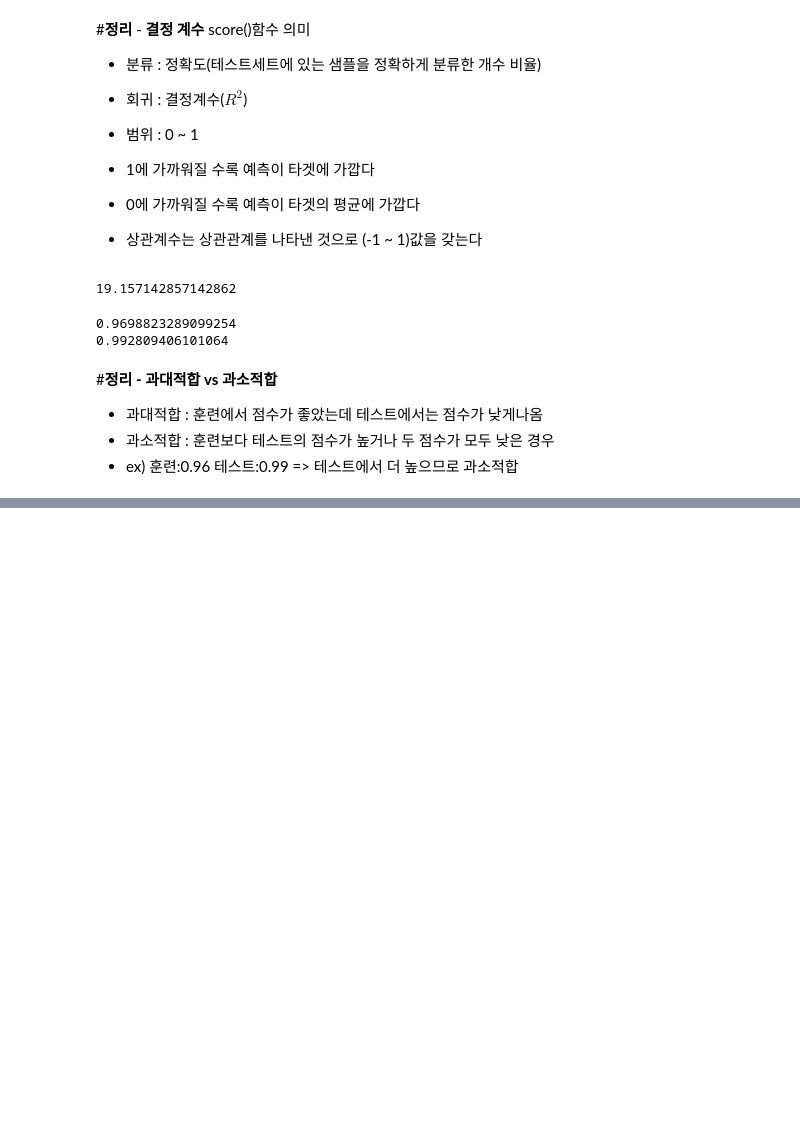
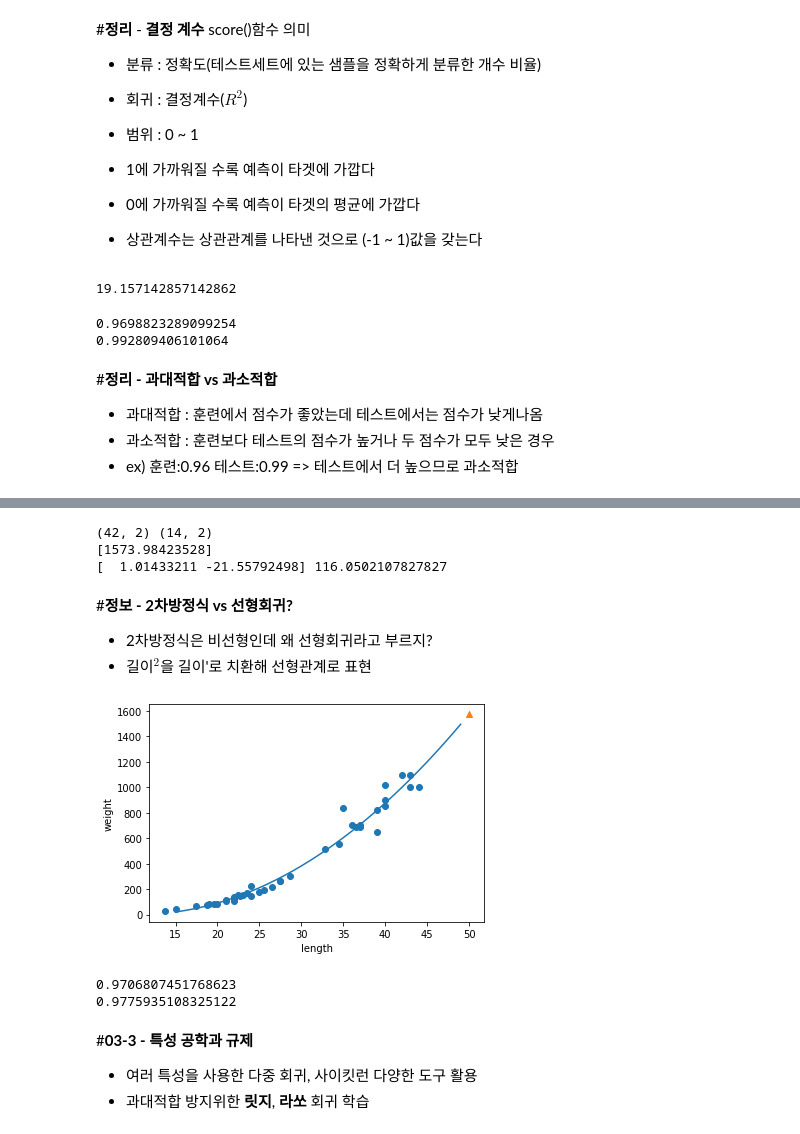
Before and after one commit to yooseungjun/ML, a Jupyter notebook: 3장_회귀_알고리즘과_모델_규제.ipynb, the cells around one changed output, grey strips where cells are left out. Saved outputs shown, nothing was run; the diff lists cells and outputs as text; code cells hidden in the pictures; blank space fills up the shorter version.

```diff
--- a/3장_회귀_알고리즘과_모델_규제.ipynb
+++ b/3장_회귀_알고리즘과_모델_규제.ipynb
@@ -116,0 +264,43 @@ knr.score(test_input,test_target)
+# %%
+train_poly = np.column_stack( (train_input**2,train_input) )
+test_poly = np.column_stack( (test_input**2, test_input) )
+
+print(train_poly.shape, test_poly.shape) #(42,2) (14,2) - 열이 2개로 늘어남( 제곱, 제곱안한거 )
+lr = LinearRegression()
+lr.fit(train_poly, train_target)
+
+print(lr.predict([[50**2,50]])) #50cm인 농어에 대해 예측해 보자 - 2차식이니까 넣을때 2500,50으로 예측 시도
+print(lr.coef_,lr.intercept_) #[1.01 -21.55] 116.0  ==> [2차계수 1차계수] 절편
+# %% [output]
+(42, 2) (14, 2)
+[1573.98423528]
+[  1.01433211 -21.55792498] 116.0502107827827
+# %% [markdown]
+#**정보 - 2차방정식 vs 선형회귀?**
+ - 2차방정식은 비선형인데 왜 선형회귀라고 부르지?
+ - 길이$^2$을 길이'로 치환해 선형관계로 표현
+# %%
+point = np.arange(15,50) #15~49들어있는 정수 배열 생성
+
+#훈련세트의 산점도 그리기
+plt.scatter(train_input,train_target)
+plt.xlabel('length')
+plt.ylabel('weight')
+
+#15에서 49까지 2차 방정식 그래프 그리기
+plt.plot(point,lr.coef_[0]*point**2+lr.coef_[1]*point+lr.intercept_)
+
+#50cm농어 데이터
+plt.scatter(50,lr.coef_[0]*50**2 + lr.coef_[1]*50 + lr.intercept_ ,marker='^') # plt.scatter(50,1574)랑 똑같다
+plt.show()
+
+print(lr.score(train_poly,train_target)) # 0.97
+print(lr.score(test_poly,test_target)) #0.97
+# %% [output]
+[figure, added]
+0.9706807451768623
+0.9775935108325122
+# %% [markdown]
+#**03-3 - 특성 공학과 규제**
+ - 여러 특성을 사용한 다중 회귀, 사이킷런 다양한 도구 활용
+ - 과대적합 방지위한 **릿지**, **라쏘** 회귀 학습
```
Also changed, not shown: parts of 21 cells of this notebook.
